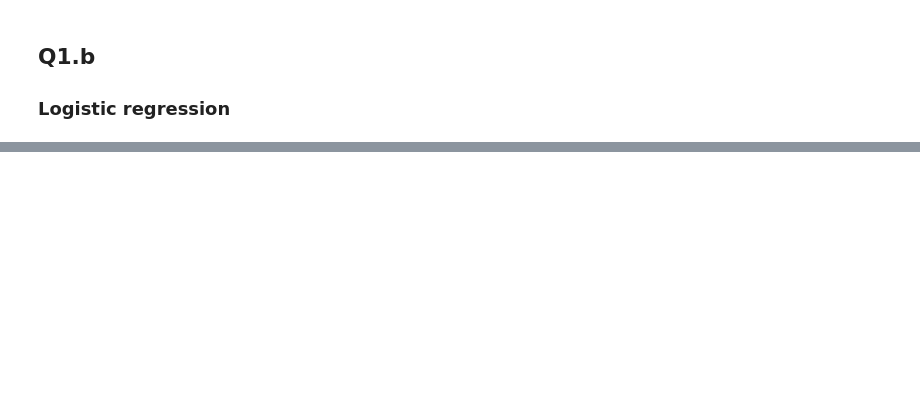
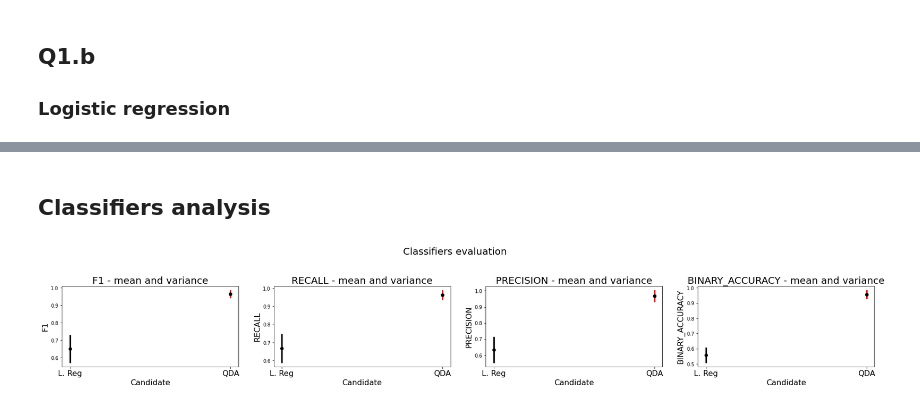
Before and after one commit to jeffcav/ml-from-scratch, a Jupyter notebook: list2.ipynb, the cells around one changed output, grey strips where cells are left out. Cells and saved outputs as stored; diff of their text form; code cells hidden in the pictures; blank space fills up the shorter version.

```diff
--- a/list2.ipynb
+++ b/list2.ipynb
@@ -74,0 +186,24 @@ for metric in ['f1', 'recall', 'precision', 'binary_accuracy']:
+# %% [markdown]
+## Classifiers analysis
+# %%
+num_candidates = len(grid_classifiers.candidates)
+k=0
+plt.figure(figsize=(30, 4))
+plt.suptitle("Classifiers evaluation", fontsize=20)
+plt.subplots_adjust(top=0.7)
+for metric in ['f1', 'recall', 'precision', 'binary_accuracy']:
+    means = []
+    std = []
+    for i in range(num_candidates):
+        means.append(np.mean(grid_classifiers.stats[i].stats["values"][metric]))
+        std.append(np.std(grid_classifiers.stats[i].stats["values"][metric]))
+    plt.subplot(1, 4, k+1)
+    plt.title(metric.upper()+" - mean and variance", fontsize=20)
+    plt.errorbar(np.arange(num_candidates), means, std, fmt='ok', lw=3)
+    plt.errorbar(grid_classifiers.index_of_best, means[grid_classifiers.index_of_best], std[grid_classifiers.index_of_best], ecolor='red', fmt='ok', lw=3)
+    plt.xticks(np.arange(num_candidates), labels=['L. Reg', 'QDA'], fontsize=16)
+    plt.xlabel("Candidate", fontsize=16)
+    plt.ylabel(metric.upper(), fontsize=16)
+    k+=1
+# %% [output]
+[figure, added]
```
Also changed, not shown: parts of 10 cells of this notebook.
